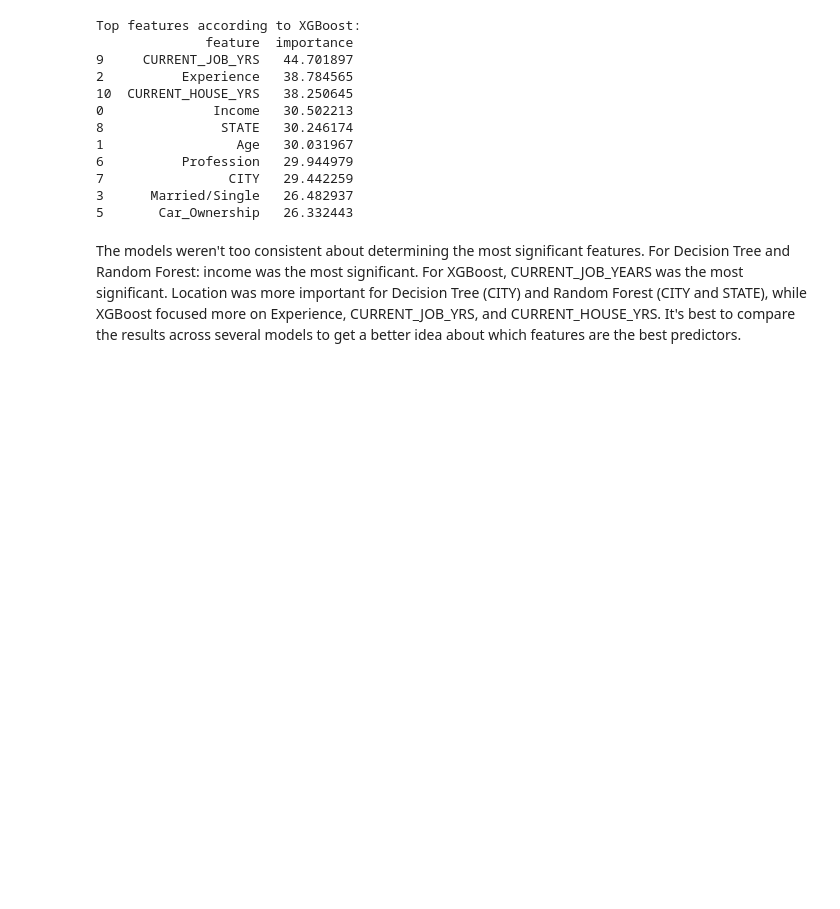
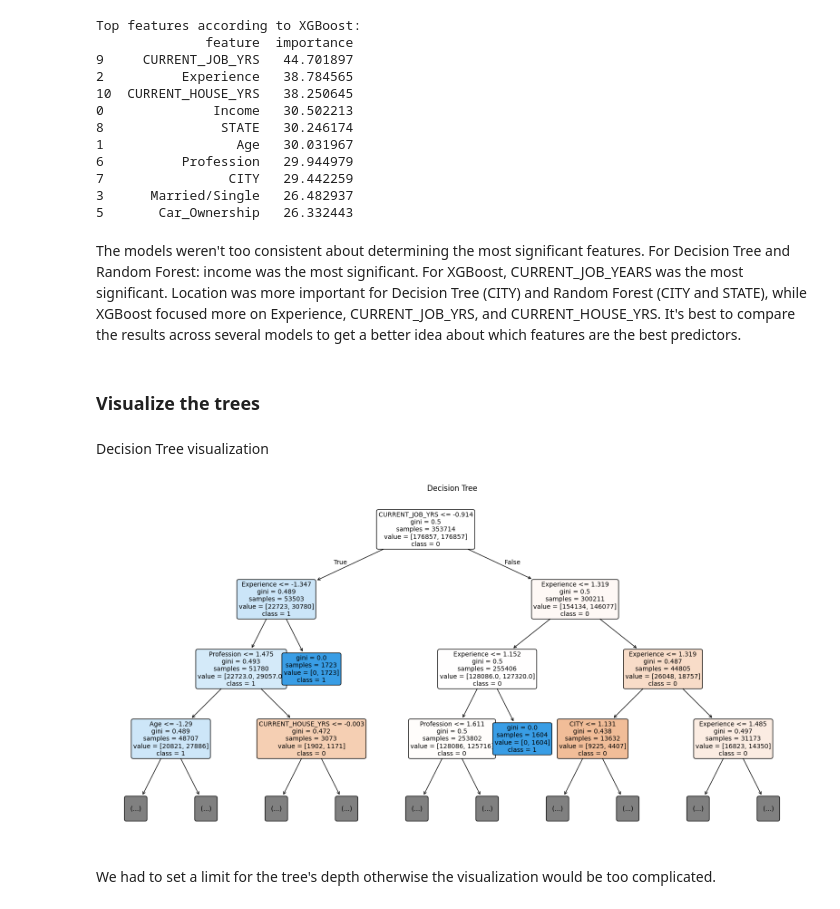
Before and after one commit to thesamarthkumar/Loan-Approval-Prediction, a Jupyter notebook: tree.ipynb, the cells around one changed output. Drawn from its saved outputs; the diff is of its cells as text; code cells hidden in the pictures; blank space fills up the shorter version.

Commit message:
Update tree.ipynb
Visualizing the decision tree.

```diff
--- a/tree.ipynb
+++ b/tree.ipynb
@@ -357,3 +357,5 @@ Top features according to XGBoost:
 5       Car_Ownership   26.332443
 # %% [markdown]
 The models weren't too consistent about determining the most significant features. For Decision Tree and Random Forest: income was the most significant. For XGBoost, CURRENT_JOB_YEARS was the most significant. Location was more important for Decision Tree (CITY) and Random Forest (CITY and STATE), while XGBoost focused more on Experience, CURRENT_JOB_YRS, and CURRENT_HOUSE_YRS. It's best to compare the results across several models to get a better idea about which features are the best predictors.
+# %% [markdown]
+### Visualize the trees
@@ -359,0 +366,19 @@ The models weren't too consistent about determining the most significant feature
+# %% [markdown]
+Decision Tree visualization
+# %%
+plt.figure(figsize=(20, 10))
+plot_tree(
+    dtBest,
+    feature_names=featureNames,
+    class_names=[str(c) for c in dtBest.classes_],
+    filled=True,
+    rounded=True,
+    fontsize=10,
+    max_depth=3
+)
+plt.title("Decision Tree")
+plt.show()
+# %% [output]
+[figure, added]
+# %% [markdown]
+We had to set a limit for the tree's depth otherwise the visualization would be too complicated.
```
Also changed, not shown: parts of 5 cells of this notebook.
